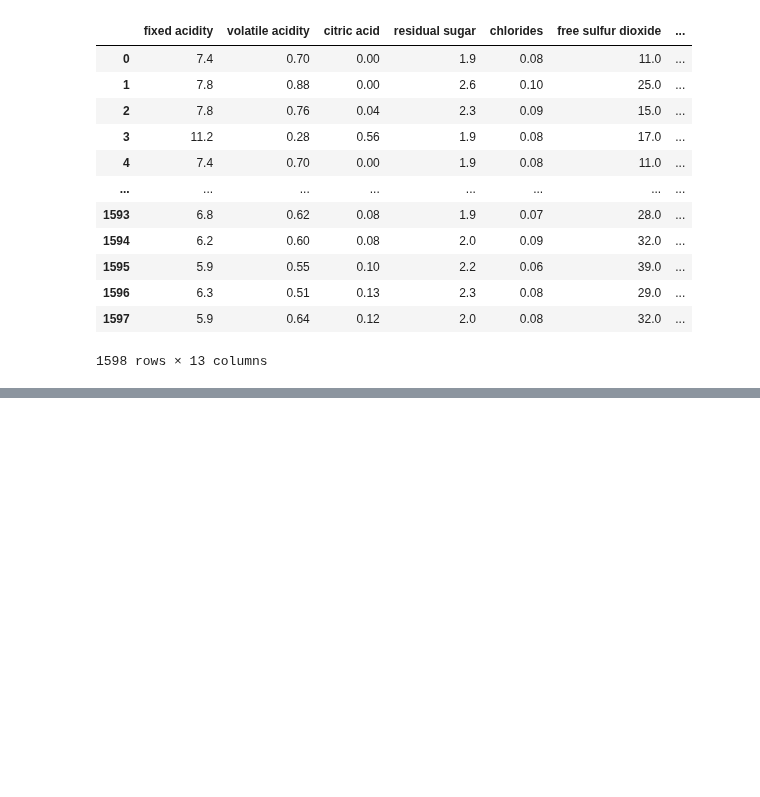
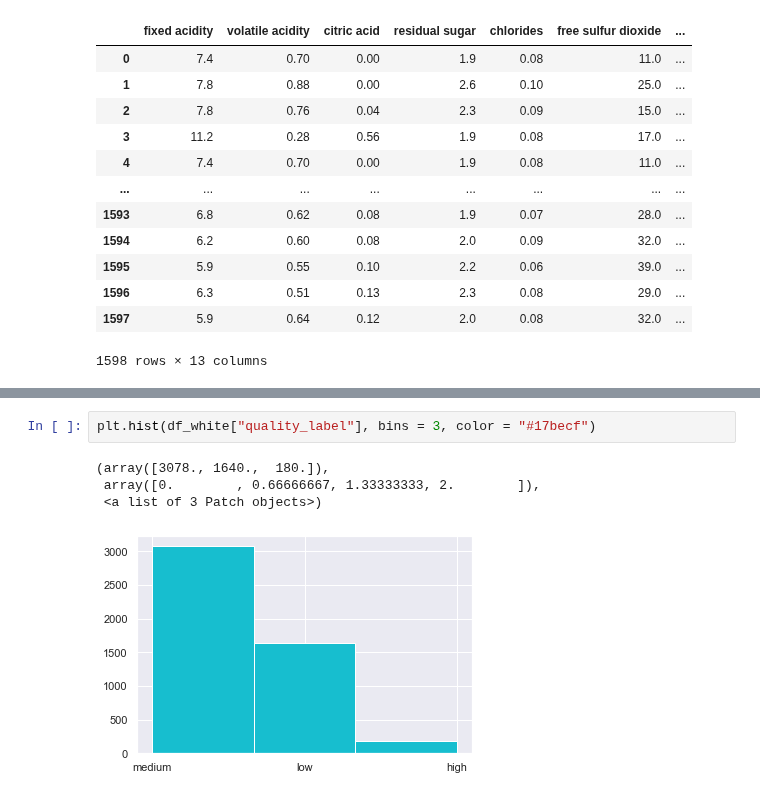
Before and after one commit to satomi26/Project-2, a Jupyter notebook: all_wine.ipynb, the cells around one changed output, grey strips where cells are left out. Saved outputs shown, nothing was run; the diff lists cells and outputs as text; blank space fills up the shorter version.

```diff
--- a/all_wine.ipynb
+++ b/all_wine.ipynb
@@ -348,0 +371,7 @@ plt.show()
+# %%
+plt.hist(df_white["quality_label"], bins = 3, color = "#17becf")
+# %% [output]
+(array([3078., 1640.,  180.]),
+ array([0.        , 0.66666667, 1.33333333, 2.        ]),
+ <a list of 3 Patch objects>)
+[figure, added]
```
Also changed, not shown: parts of 18 cells of this notebook.
